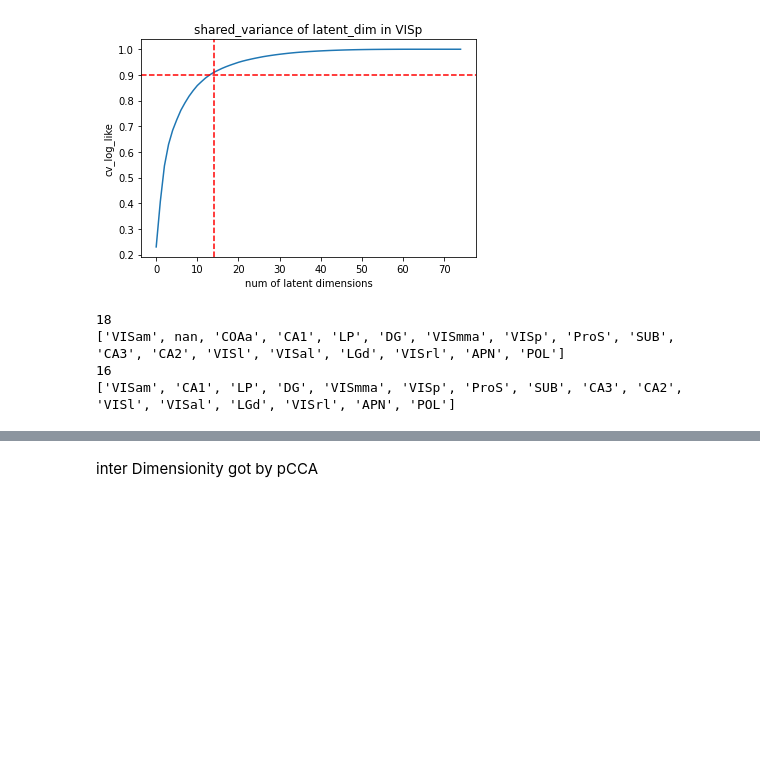
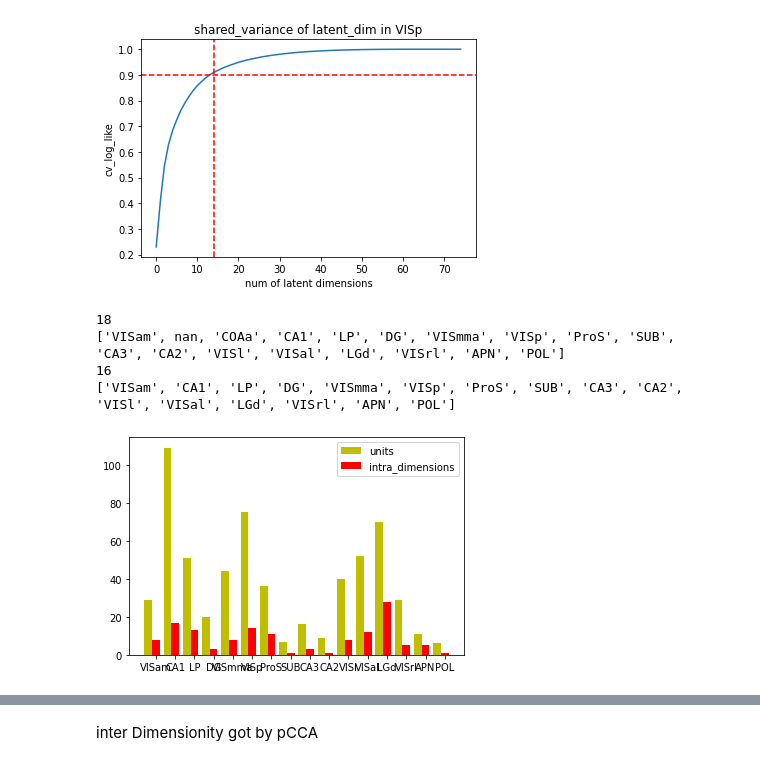
Before and after one commit to Jp-17/Coding_learning, a Jupyter notebook: Project_explore/Information flow across areas/CS_CCA_part2.ipynb, the cells around one changed output, grey strips where cells are left out. Saved outputs shown, nothing was run; the diff lists cells and outputs as text; code cells hidden in the pictures; blank space fills up the shorter version.

Commit message:
dimension & hierarchy

```diff
--- a/Project_explore/Information flow across areas/CS_CCA_part2.ipynb
+++ b/Project_explore/Information flow across areas/CS_CCA_part2.ipynb
@@ -214,38 +214,31 @@ areas = session.structure_acronyms
 print(len(areas))
 print(areas)
 
 # delete nan in areas
 while np.nan in areas:
     areas.remove(np.nan)
 
 # delete area with no units
 for area in areas:
     units = session.units[session.units["ecephys_structure_acronym"] == area]
     if units.shape[0] == 0:
         areas.remove(area)
 print(len(areas))
 print(areas)
 
 # areas_sorted = ['VISmma', 'VISam', 'VISl', 'VISal', 'VISrl', 'VISp', 'LP', 'LGd', 'DG', 'ProS', 'CA1', 'CA2', 'CA3', 'SUB', 'APN', 'POL']
 # print(len(areas_sorted))
 # print(areas_sorted)
 
 # intra_dimension for all areas
 units_area = np.zeros(len(areas))
 intra_dim_area = np.zeros(len(areas))
 for i, area in enumerate(areas):
     units_area[i] = session.units[session.units["ecephys_structure_acronym"] == area].shape[0]
     intra_dim_area[i] = intra_dim_FA(area)
-
-x = np.array(range(len(areas)))
-width=0.4
-plt.figure()
-plt.bar(x, units_area, width=width, label='units',fc='y')
-plt.bar(x+np.array([width]), intra_dim_area, width=width, label='intra_dimensions', tick_label=areas, fc='r')
-plt.legend()
-plt.show()
 # %% [output]
 18
 ['VISam', nan, 'COAa', 'CA1', 'LP', 'DG', 'VISmma', 'VISp', 'ProS', 'SUB', 'CA3', 'CA2', 'VISl', 'VISal', 'LGd', 'VISrl', 'APN', 'POL']
 16
 ['VISam', 'CA1', 'LP', 'DG', 'VISmma', 'VISp', 'ProS', 'SUB', 'CA3', 'CA2', 'VISl', 'VISal', 'LGd', 'VISrl', 'APN', 'POL']
+[figure, added]
```
Also changed, not shown: parts of 4 cells of this notebook.
